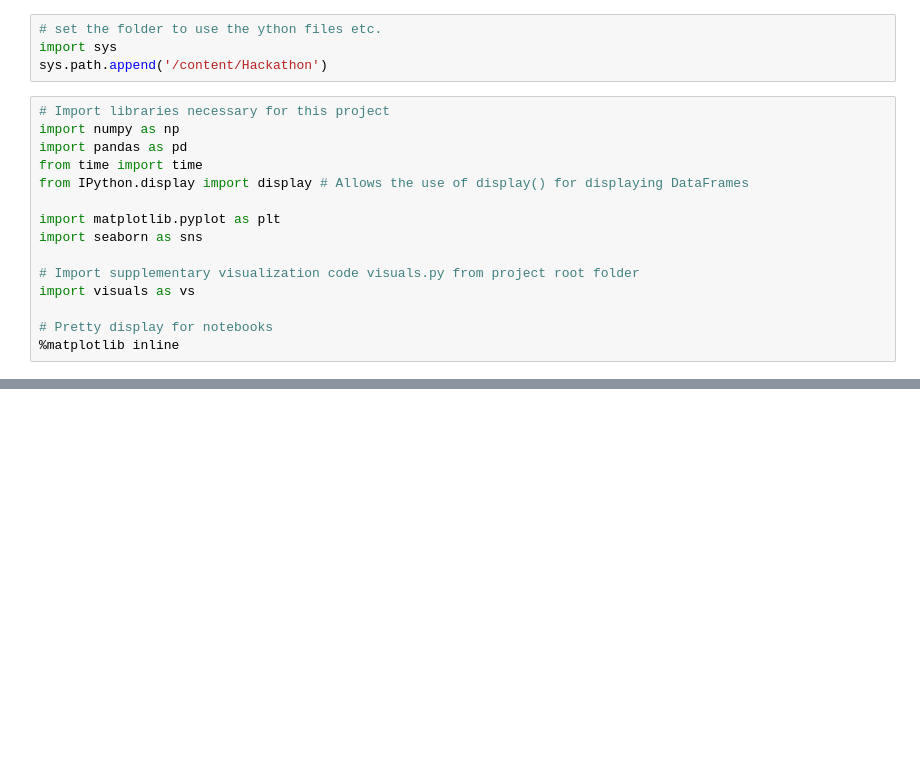
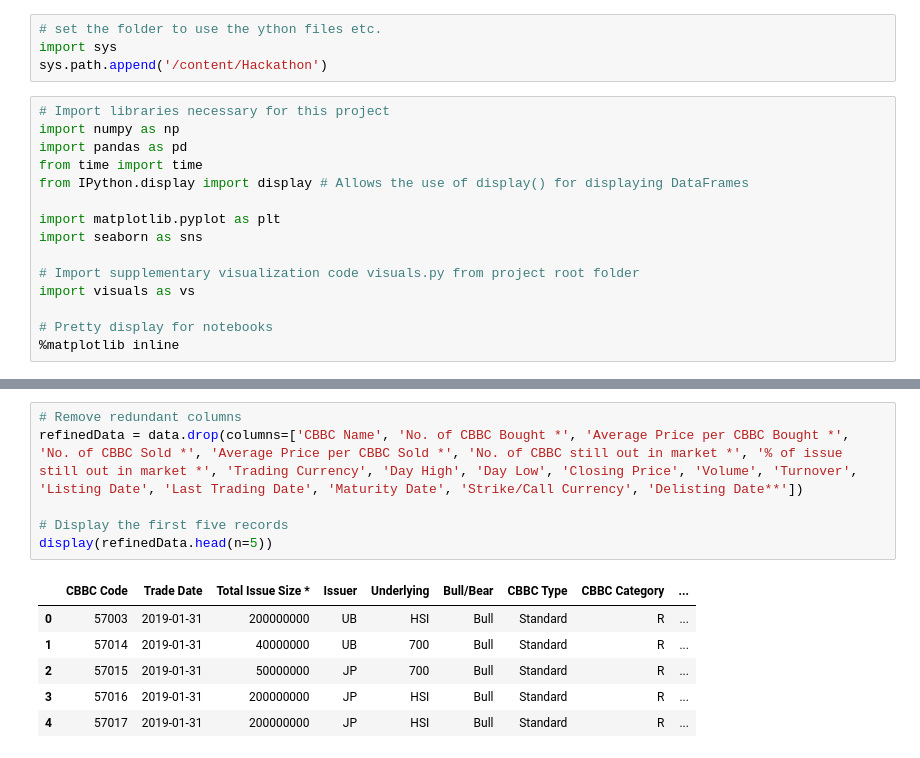
Before and after one commit to Nikhil29/Hackathon, a Jupyter notebook: dataAnalysis.ipynb, the cells around one changed output, grey strips where cells are left out. Cells and saved outputs as stored; diff of their text form; blank space fills up the shorter version.

```diff
--- a/dataAnalysis.ipynb
+++ b/dataAnalysis.ipynb
@@ -88,0 +123,13 @@ heatmap = sns.heatmap(correlation, annot=True, linewidths=0, vmin=-1, cmap="RdBu
+# %%
+# Remove redundant columns
+refinedData = data.drop(columns=['CBBC Name', 'No. of CBBC Bought *', 'Average Price per CBBC Bought *', 'No. of CBBC Sold *', 'Average Price per CBBC Sold *', 'No. of CBBC still out in market *', '% of issue still out in market *', 'Trading Currency', 'Day High', 'Day Low', 'Closing Price', 'Volume', 'Turnover', 'Listing Date', 'Last Trading Date', 'Maturity Date', 'Strike/Call Currency', 'Delisting Date**'])
+
+# Display the first five records
+display(refinedData.head(n=5))
+# %% [output]
+|  | CBBC Code | Trade Date | Total Issue Size * | Issuer | Underlying | Bull/Bear | CBBC Type | CBBC Category | ... |
+| 0 | 57003 | 2019-01-31 | 200000000 | UB | HSI | Bull | Standard | R | ... |
+| 1 | 57014 | 2019-01-31 | 40000000 | UB | 700 | Bull | Standard | R | ... |
+| 2 | 57015 | 2019-01-31 | 50000000 | JP | 700 | Bull | Standard | R | ... |
+| 3 | 57016 | 2019-01-31 | 200000000 | JP | HSI | Bull | Standard | R | ... |
+| 4 | 57017 | 2019-01-31 | 200000000 | JP | HSI | Bull | Standard | R | ... |
```
Also changed, not shown: parts of 9 cells of this notebook.
